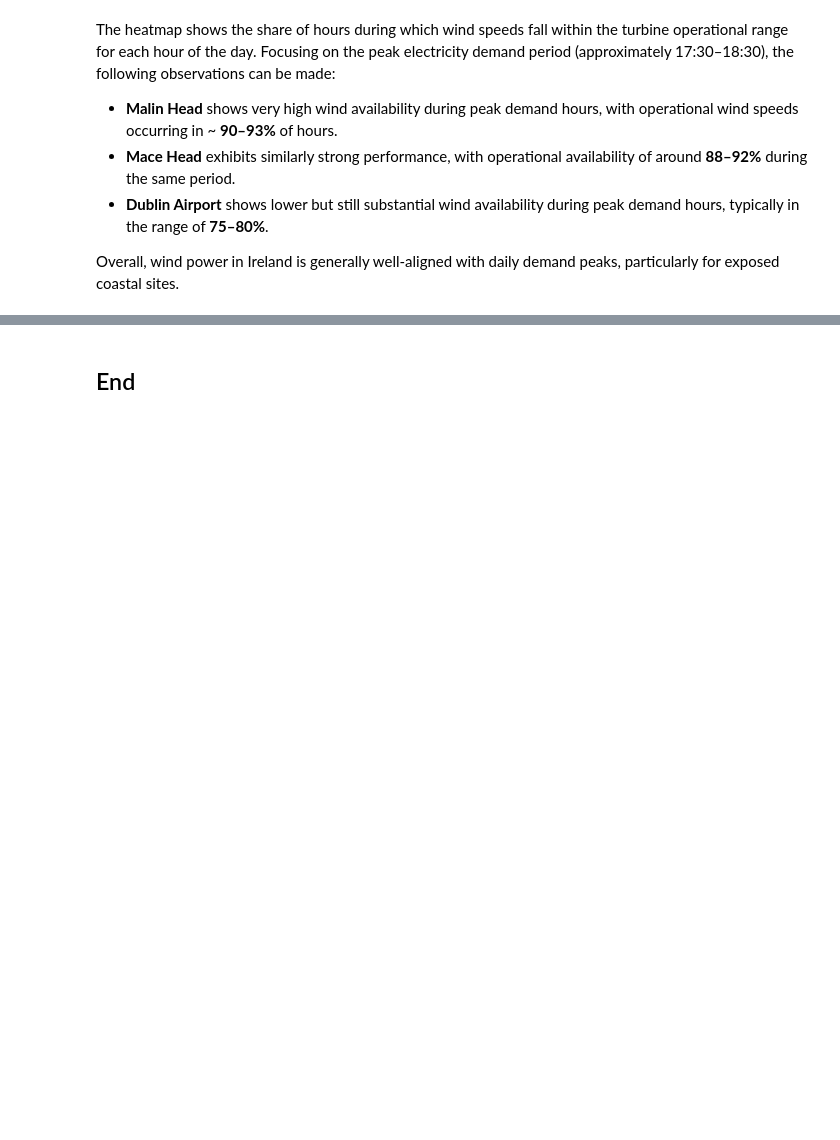
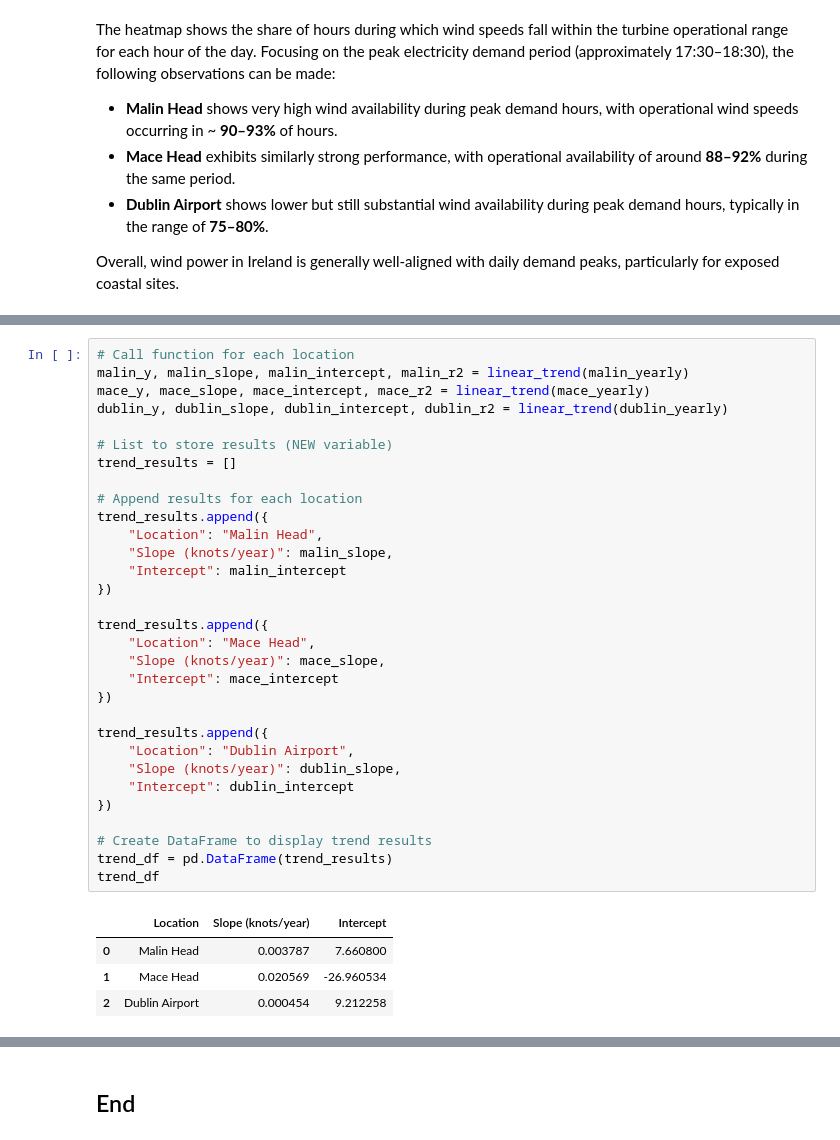
Before and after one commit to Oksyyy/programming-for-data-analytics, a Jupyter notebook: project/wind_anlysis.ipynb, the cells around one changed output, grey strips where cells are left out. Cells and saved outputs as stored; diff of their text form; blank space fills up the shorter version.

```diff
--- a/project/wind_anlysis.ipynb
+++ b/project/wind_anlysis.ipynb
@@ -645,0 +735,36 @@ Overall, wind power in Ireland is generally well-aligned with daily demand peaks
+# %%
+# Call function for each location
+malin_y, malin_slope, malin_intercept, malin_r2 = linear_trend(malin_yearly)
+mace_y, mace_slope, mace_intercept, mace_r2 = linear_trend(mace_yearly)
+dublin_y, dublin_slope, dublin_intercept, dublin_r2 = linear_trend(dublin_yearly)
+
+# List to store results (NEW variable)
+trend_results = []
+
+# Append results for each location
+trend_results.append({
+    "Location": "Malin Head",
+    "Slope (knots/year)": malin_slope,
+    "Intercept": malin_intercept
+})
+
+trend_results.append({
+    "Location": "Mace Head",
+    "Slope (knots/year)": mace_slope,
+    "Intercept": mace_intercept
+})
+
+trend_results.append({
+    "Location": "Dublin Airport",
+    "Slope (knots/year)": dublin_slope,
+    "Intercept": dublin_intercept
+})
+
+# Create DataFrame to display trend results
+trend_df = pd.DataFrame(trend_results)
+trend_df
+# %% [output]
+|  | Location | Slope (knots/year) | Intercept |
+| 0 | Malin Head | 0.003787 | 7.660800 |
+| 1 | Mace Head | 0.020569 | -26.960534 |
+| 2 | Dublin Airport | 0.000454 | 9.212258 |
```
Also changed, not shown: parts of 19 cells of this notebook.
